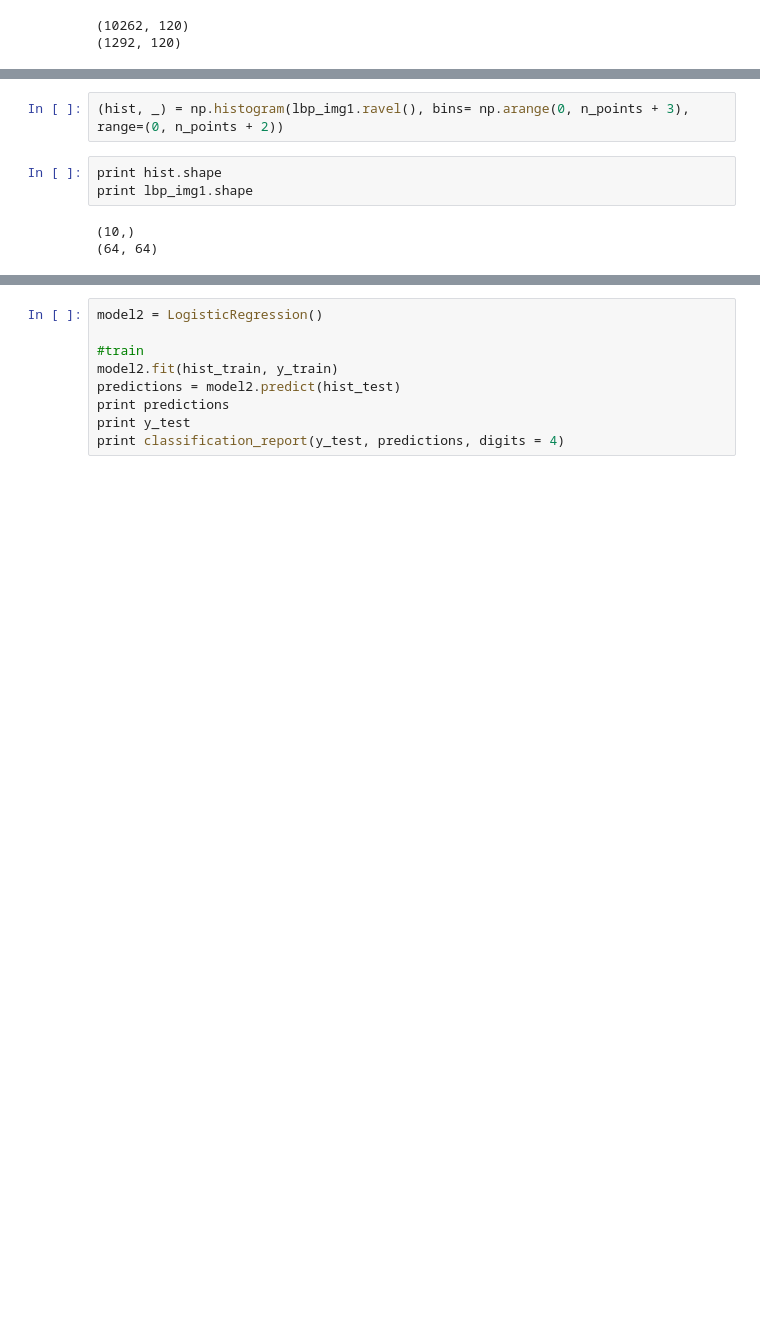
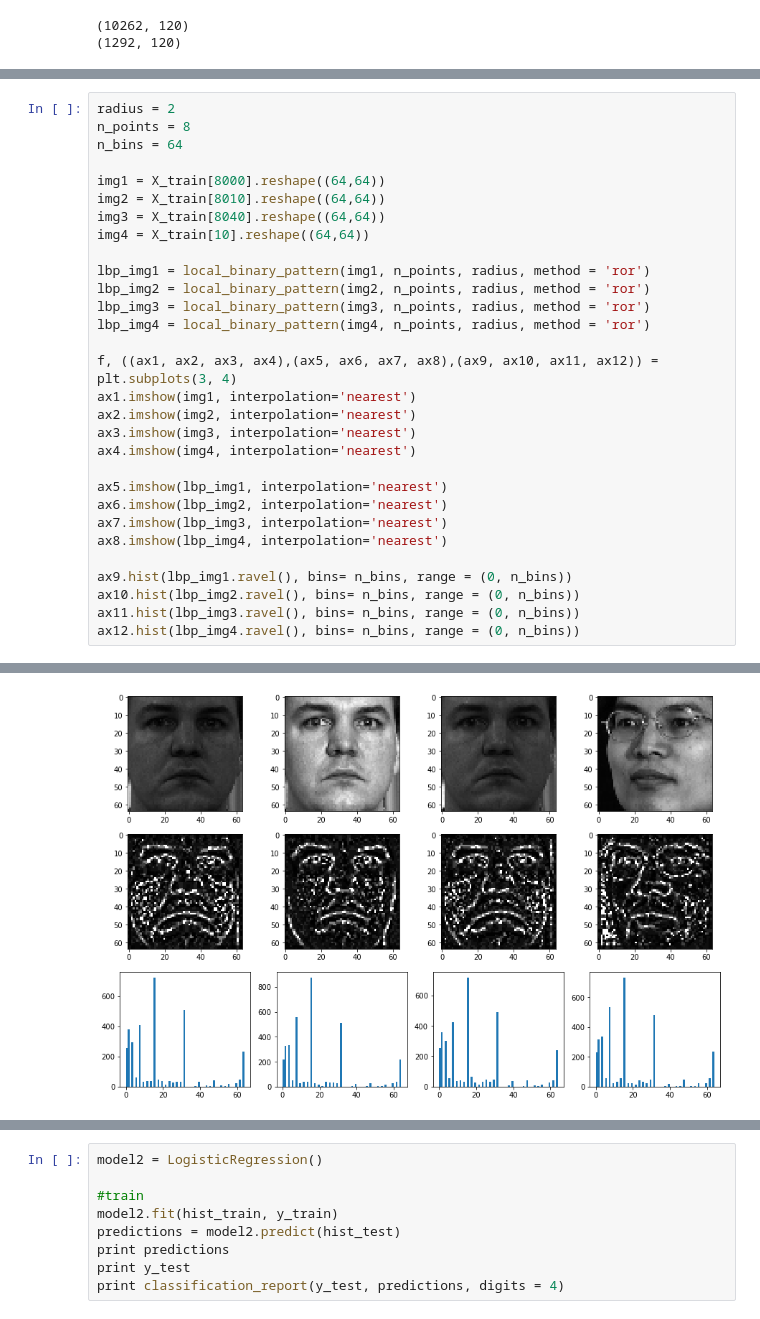
Before and after one commit to csf0429/HW_FaceVerification, a Jupyter notebook: PIE_LBP.ipynb, the cells around one changed output, grey strips where cells are left out. Cells and saved outputs as stored; diff of their text form; blank space fills up the shorter version.

```diff
--- a/PIE_LBP.ipynb
+++ b/PIE_LBP.ipynb
@@ -302,8 +327,31 @@ ax8.imshow(lbp_img4, interpolation='nearest')
-# %%
-(hist, _) = np.histogram(lbp_img1.ravel(), bins= np.arange(0, n_points + 3), range=(0, n_points + 2))
-# %%
-print hist.shape
-print lbp_img1.shape
-# %% [output]
-(10,)
-(64, 64)
+# %%
+radius = 2
+n_points = 8
+n_bins = 64
+
+img1 = X_train[8000].reshape((64,64))
+img2 = X_train[8010].reshape((64,64))
+img3 = X_train[8040].reshape((64,64))
+img4 = X_train[10].reshape((64,64))
+
+lbp_img1 = local_binary_pattern(img1, n_points, radius, method = 'ror')
+lbp_img2 = local_binary_pattern(img2, n_points, radius, method = 'ror')
+lbp_img3 = local_binary_pattern(img3, n_points, radius, method = 'ror')
+lbp_img4 = local_binary_pattern(img4, n_points, radius, method = 'ror')
+
+f, ((ax1, ax2, ax3, ax4),(ax5, ax6, ax7, ax8),(ax9, ax10, ax11, ax12)) = plt.subplots(3, 4)
+ax1.imshow(img1, interpolation='nearest')
+ax2.imshow(img2, interpolation='nearest')
+ax3.imshow(img3, interpolation='nearest')
+ax4.imshow(img4, interpolation='nearest')
+
+ax5.imshow(lbp_img1, interpolation='nearest')
+ax6.imshow(lbp_img2, interpolation='nearest')
+ax7.imshow(lbp_img3, interpolation='nearest')
+ax8.imshow(lbp_img4, interpolation='nearest')
+
+ax9.hist(lbp_img1.ravel(), bins= n_bins, range = (0, n_bins))
+ax10.hist(lbp_img2.ravel(), bins= n_bins, range = (0, n_bins))
+ax11.hist(lbp_img3.ravel(), bins= n_bins, range = (0, n_bins))
+ax12.hist(lbp_img4.ravel(), bins= n_bins, range = (0, n_bins))
+# %% [output]
@@ -309,0 +372 @@ print lbp_img1.shape
+[figure, added]
```
Also changed, not shown: parts of 18 cells of this notebook, 3 other files.
